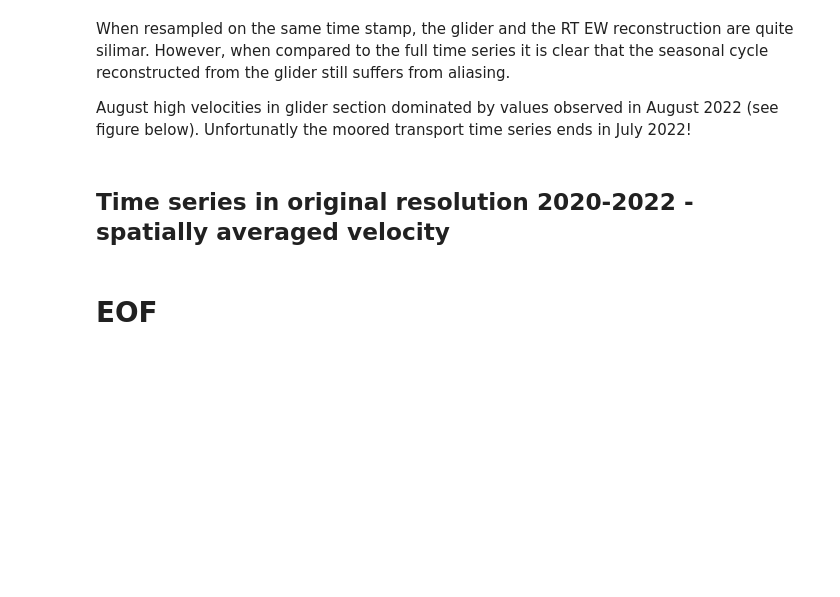
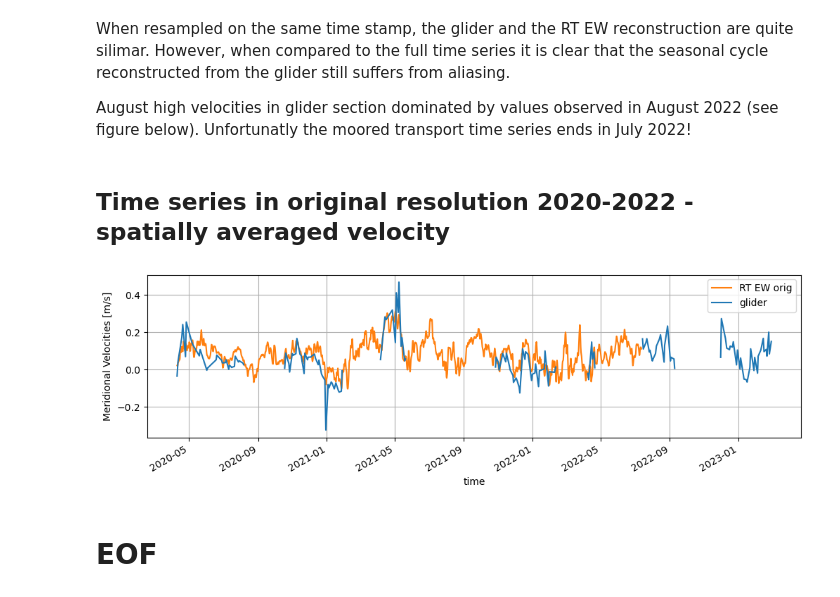
Before and after one commit to ScotMarPhys/Rockall_Trough_Transports, a Jupyter notebook: notebooks/1.0_Rockall_Trough_glider_EW_EOF_2020_2023.ipynb, the cells around one changed output. Drawn from its saved outputs; the diff is of its cells as text; code cells hidden in the pictures; blank space fills up the shorter version.

Commit message:
Added transport and error analysis

```diff
--- a/notebooks/1.0_Rockall_Trough_glider_EW_EOF_2020_2023.ipynb
+++ b/notebooks/1.0_Rockall_Trough_glider_EW_EOF_2020_2023.ipynb
@@ -56,19 +56,20 @@ Path(fig_out_path).mkdir(parents=True, exist_ok=True)
 # global data
 global_data_path = Path("C:/Users/sa07kb/OneDrive - SAMS/data/")
 raw_data_path = Path('../data/raw')
-RT_q_data_path = Path('../data/0_Rockall_Trough_transports_2014_2022')
+RT_q_data_path = Path('../data/0.0_Rockall_Trough_transports_2014_2022')
+local_data_path = Path('../data/0.1_Rockall_Trough_moorings_plot_data_2014_2022/')
 
 # file directories
 GEBCO_data_path = (global_data_path/ 'data_GEBCO')
 glider_data_path = (global_data_path/ 'data_seaglider')
 GLORYS_data_path = (global_data_path/ 'data_GLORYS')
-RT_mooring_data_path = (global_data_path/ 'data_RT_mooring')
+RT_mooring_data_path = local_data_path
 
 # file names
 glider_fn = 'glider_sections_gridded.mat'
 RT_mooring_loc = 'Ellet_array_mooring_location.csv'
 RT_q_fn = 'RT_q_time_series_201407_202207_v0.nc'
-RT_mooring_fn = f'Rockall_Trough_mooring_gridded_TSUV_201407_202207_v0.nc'
+RT_mooring_fn = f'Rockall_Trough_mooring_gridded_TSUV_201407_202207_v0.1.nc'
 GEBCO_fn = 'GEBCO_2014_2D_-22.0_55.0_-7.0_59.0.nc'
 GLORYS_fn_re = list(sorted(
         (GLORYS_data_path).glob(f"*reanalyis-phy*Vvel.nc") # reanalysis
@@ -335,6 +308,35 @@ ds_glider.depth.attrs= {'units':'m',
                         'long_name':'Depth'}
 ds_glider.x.attrs= {'units':'m',
                         'long_name':'Distance from RTEB1, positive towards east'}
+# %%
+# create glider dataset with nan between single missions
+t1=np.datetime64('2020-09-01')
+t2=np.datetime64('2021-03-01')
+t3=np.datetime64('2021-09-01')
+t4=np.datetime64('2022-03-01')
+t5=np.datetime64('2022-06-01')
+t6=np.datetime64('2022-10-01')
+dummy1=ds_glider.isel(time=0)*np.nan
+dummy1['time']=t1
+dummy2=ds_glider.isel(time=0)*np.nan
+dummy2['time']=t2
+dummy3=ds_glider.isel(time=0)*np.nan
+dummy3['time']=t3
+dummy4=ds_glider.isel(time=0)*np.nan
+dummy4['time']=t4
+dummy5=ds_glider.isel(time=0)*np.nan
+dummy5['time']=t5
+dummy6=ds_glider.isel(time=0)*np.nan
+dummy6['time']=t6
+ds_glider_nan = xr.concat([ds_glider.sel(time=slice(None,t1)),dummy1,
+                          ds_glider.sel(time=slice(t1,t2)),dummy2,
+                          ds_glider.sel(time=slice(t2,t3)),dummy3,
+                          ds_glider.sel(time=slice(t3,t4)),dummy4,
+                          ds_glider.sel(time=slice(t4,t5)),dummy5,
+                          ds_glider.sel(time=slice(t5,t6)),dummy6,
+                          ds_glider.sel(time=slice(t6,None)),
+                          ],
+                         dim='time')
 # %% [markdown]
 # Analysis
 
@@ -411,11 +417,13 @@ August high velocities in glider section dominated by values observed in August
 # %%
 ds_q_RT.v_EW.sel(TIME=slice(ds_glider.time.min().values,ds_glider.time.max().values)
                 ).mean(['lon_EW','depth']).plot.line('-',label='RT EW orig',figsize=[12,3],color='C1')
-ds_glider.vcur.mean(['lon','depth']).plot.line('-',label='glider',color='C0')
+ds_glider_nan.vcur.mean(['lon','depth']).plot.line('-',label='glider',color='C0')
 # ds_q_RT.v_EW.interp(TIME=ds_glider.time.values
 #                 ).mean(['lon_EW','depth']).plot.line('-',label='RT EW resampled')
 plt.legend()
 plt.grid()
+# %% [output]
+[figure, added]
 # %% [markdown]
 # EOF
 # %% [markdown]
```
Also changed, not shown: parts of 35 cells of this notebook.
